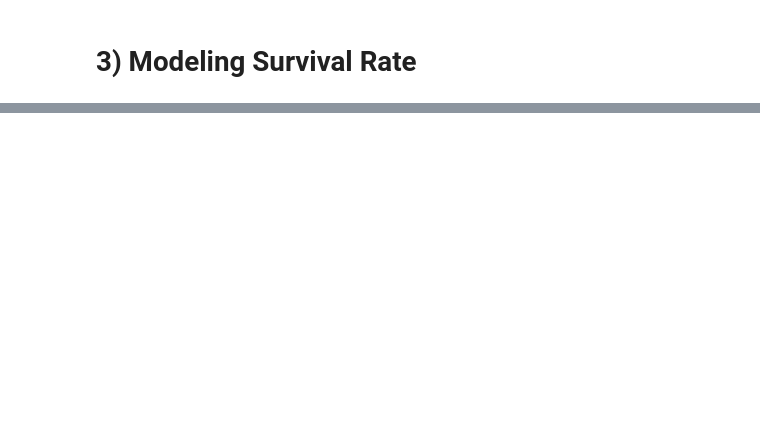
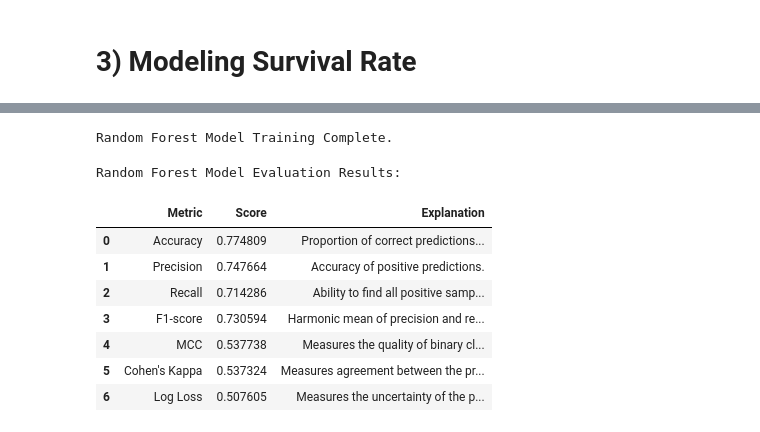
Before and after one commit to IvanBaroni/projects-in-data, a Jupyter notebook: Titanic_Dataset_Exploration_WIP.ipynb, the cells around one changed output, grey strips where cells are left out. Cells and saved outputs as stored; diff of their text form; code cells hidden in the pictures; blank space fills up the shorter version.

```diff
--- a/Titanic_Dataset_Exploration_WIP.ipynb
+++ b/Titanic_Dataset_Exploration_WIP.ipynb
@@ -1042,0 +1357,80 @@ display(HTML(combined_html))
+# %%
+from sklearn.ensemble import RandomForestClassifier
+
+# Create and train the Random Forest Classifier
+random_forest_model = RandomForestClassifier(
+    n_estimators=150, # The number of trees in the forest.
+    criterion='gini', # The function to measure the quality of a split ('gini' or 'entropy').
+    max_depth=3, # The maximum depth of the tree. Set to None for unlimited depth.
+    min_samples_split=2, # The minimum number of samples required to split an internal node.
+    min_samples_leaf=1, # The minimum number of samples required to be at a leaf node.
+    min_weight_fraction_leaf=0.0, # The minimum weighted fraction of the sum total of weights required to be at a leaf node.
+    max_features=0.5, # The number of features to consider when looking for the best split.
+    max_leaf_nodes=None, # Grow trees with max_leaf_nodes in best-first fashion. Set to None for unlimited leaf nodes.
+    min_impurity_decrease=0.0, # A node will be split if this split induces a decrease in the impurity greater than or equal to this value.
+    bootstrap=True, # Whether bootstrap samples are used when building trees.
+    oob_score=False, # Whether to use out-of-bag samples to estimate the generalization accuracy.
+    n_jobs=None, # The number of jobs to run in parallel. None means 1. -1 means using all processors.
+    random_state=42, # Controls both the randomness of the bootstrapping of the samples and the features for each tree.
+    verbose=0, # Controls the verbosity when fitting and predicting.
+    warm_start=False, # When set to True, reuse the solution of the previous call to fit and add more estimators to the ensemble.
+    class_weight='balanced', # Weights associated with classes.
+    ccp_alpha=0.0, # Complexity parameter used for Minimal Cost-Complexity Pruning.
+    max_samples=None # If bootstrap is True, the number of samples to draw from X to train each base estimator.
+)
+
+random_forest_model.fit(X_train, y_train)
+
+print("Random Forest Model Training Complete.")
+# %% [output]
+Random Forest Model Training Complete.
+# %%
+# Make predictions on the test set using the Random Forest model
+y_pred_rf = random_forest_model.predict(X_test)
+
+# Evaluate the Random Forest model
+accuracy_rf = accuracy_score(y_test, y_pred_rf)
+precision_rf = precision_score(y_test, y_pred_rf)
+recall_rf = recall_score(y_test, y_pred_rf)
+f1_rf = f1_score(y_test, y_pred_rf)
+
+# Get predicted probabilities for Log Loss
+y_pred_proba_rf = random_forest_model.predict_proba(X_test)
+
+# Calculate new metrics for Random Forest
+mcc_rf = matthews_corrcoef(y_test, y_pred_rf)
+kappa_rf = cohen_kappa_score(y_test, y_pred_rf)
+logloss_rf = log_loss(y_test, y_pred_proba_rf)
+
+# Create a DataFrame to store the evaluation results for Random Forest
+RandomForest_Eval = pd.DataFrame({
+    'Metric': ['Accuracy', 'Precision', 'Recall', 'F1-score', 'MCC', 'Cohen\'s Kappa', 'Log Loss'],
+    'Score': [accuracy_rf, precision_rf, recall_rf, f1_rf, mcc_rf, kappa_rf, logloss_rf],
+    'Explanation': [
+        'Proportion of correct predictions overall.',
+        'Accuracy of positive predictions.',
+        'Ability to find all positive samples.',
+        'Harmonic mean of precision and recall.',
+        'Measures the quality of binary classifications, even with imbalanced classes.',
+        'Measures agreement between the predicted and actual classifications, correcting for chance agreement.',
+        'Measures the uncertainty of the predictions based on predicted probabilities.'
+    ]
+})
+
+print("Random Forest Model Evaluation Results:")
+
+# Apply styling to the DataFrame (similar to the Decision Tree table)
+styled_eval_table_rf = RandomForest_Eval.style.set_properties(subset=['Explanation'], **{'text-align': 'left', 'font-style': 'italic'}) # Make explanation italic
+styled_eval_table_rf = styled_eval_table_rf.set_properties(subset=['Metric'], **{'font-weight': 'bold'}) # Make Metric bold
+
+display(styled_eval_table_rf)
+# %% [output]
+Random Forest Model Evaluation Results:
+|  | Metric | Score | Explanation |
+| 0 | Accuracy | 0.774809 | Proportion of correct predictions... |
+| 1 | Precision | 0.747664 | Accuracy of positive predictions. |
+| 2 | Recall | 0.714286 | Ability to find all positive samp... |
+| 3 | F1-score | 0.730594 | Harmonic mean of precision and re... |
+| 4 | MCC | 0.537738 | Measures the quality of binary cl... |
+| 5 | Cohen's Kappa | 0.537324 | Measures agreement between the pr... |
+| 6 | Log Loss | 0.507605 | Measures the uncertainty of the p... |
```
Also changed, not shown: parts of 50 cells of this notebook.
